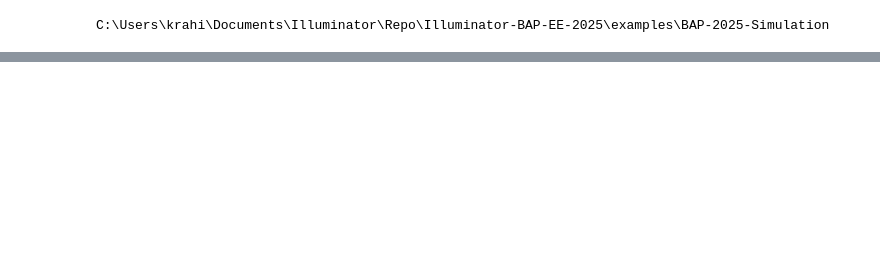
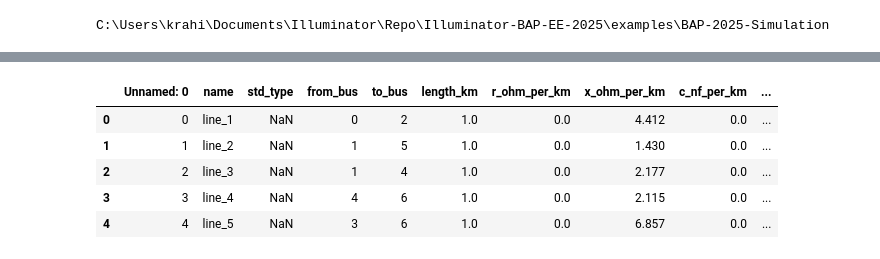
Before and after one commit to Kyr-updog/Illuminator-BAP-EE-2025, a Jupyter notebook: examples/BAP-2025-Simulation/test_main.ipynb, the cells around one changed output, grey strips where cells are left out. Drawn from its saved outputs; the diff is of its cells as text; code cells hidden in the pictures; blank space fills up the shorter version.

```diff
--- a/examples/BAP-2025-Simulation/test_main.ipynb
+++ b/examples/BAP-2025-Simulation/test_main.ipynb
@@ -47,0 +76,10 @@ To install all pandapower dependencies, pip install pandapower["all"] can be use
+# %%
+data = pd.read_csv('lines.csv')
+data.head()
+# %% [output]
+|  | Unnamed: 0 | name | std_type | from_bus | to_bus | length_km | r_ohm_per_km | x_ohm_per_km | c_nf_per_km | ... |
+| 0 | 0 | line_1 | NaN | 0 | 2 | 1.0 | 0.0 | 4.412 | 0.0 | ... |
+| 1 | 1 | line_2 | NaN | 1 | 5 | 1.0 | 0.0 | 1.430 | 0.0 | ... |
+| 2 | 2 | line_3 | NaN | 1 | 4 | 1.0 | 0.0 | 2.177 | 0.0 | ... |
+| 3 | 3 | line_4 | NaN | 4 | 6 | 1.0 | 0.0 | 2.115 | 0.0 | ... |
+| 4 | 4 | line_5 | NaN | 3 | 6 | 1.0 | 0.0 | 6.857 | 0.0 | ... |
```
Also changed, not shown: parts of 6 cells of this notebook, 17 other files.
